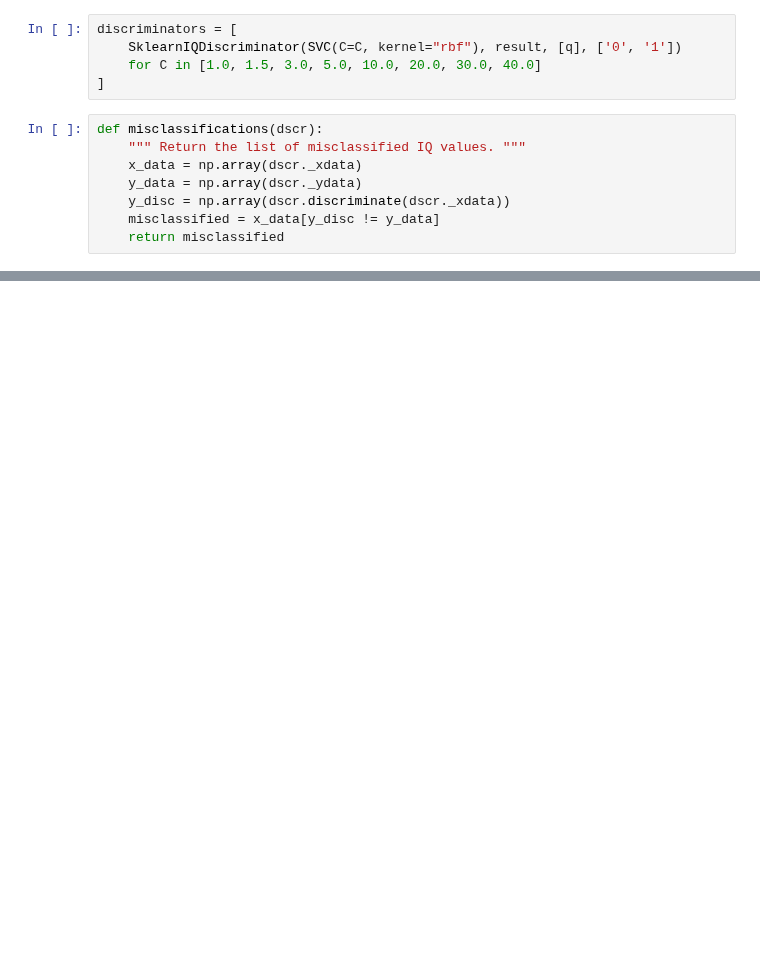
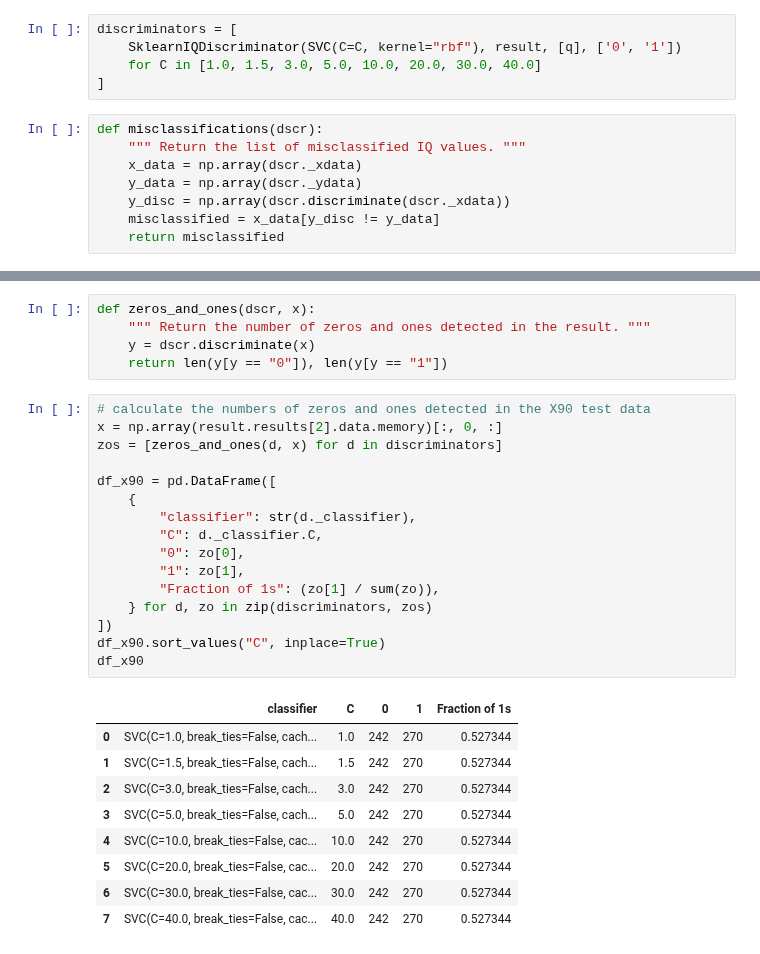
Before and after one commit to hodgestar/qiskit-pop-kernels, a Jupyter notebook: notebooks/sklearn_discriminators.ipynb, the cells around one changed output, grey strips where cells are left out. Cells and saved outputs as stored; diff of their text form; blank space fills up the shorter version.

```diff
--- a/notebooks/sklearn_discriminators.ipynb
+++ b/notebooks/sklearn_discriminators.ipynb
@@ -80,0 +80,31 @@ for i, dscr in enumerate(discriminators):
+# %%
+def zeros_and_ones(dscr, x):
+    """ Return the number of zeros and ones detected in the result. """
+    y = dscr.discriminate(x)
+    return len(y[y == "0"]), len(y[y == "1"])
+# %%
+# calculate the numbers of zeros and ones detected in the X90 test data
+x = np.array(result.results[2].data.memory)[:, 0, :]
+zos = [zeros_and_ones(d, x) for d in discriminators]
+
+df_x90 = pd.DataFrame([
+    {
+        "classifier": str(d._classifier),
+        "C": d._classifier.C,
+        "0": zo[0],
+        "1": zo[1],
+        "Fraction of 1s": (zo[1] / sum(zo)),
+    } for d, zo in zip(discriminators, zos)
+])
+df_x90.sort_values("C", inplace=True)
+df_x90
+# %% [output]
+|  | classifier | C | 0 | 1 | Fraction of 1s |
+| 0 | SVC(C=1.0, break_ties=False, cach... | 1.0 | 242 | 270 | 0.527344 |
+| 1 | SVC(C=1.5, break_ties=False, cach... | 1.5 | 242 | 270 | 0.527344 |
+| 2 | SVC(C=3.0, break_ties=False, cach... | 3.0 | 242 | 270 | 0.527344 |
+| 3 | SVC(C=5.0, break_ties=False, cach... | 5.0 | 242 | 270 | 0.527344 |
+| 4 | SVC(C=10.0, break_ties=False, cac... | 10.0 | 242 | 270 | 0.527344 |
+| 5 | SVC(C=20.0, break_ties=False, cac... | 20.0 | 242 | 270 | 0.527344 |
+| 6 | SVC(C=30.0, break_ties=False, cac... | 30.0 | 242 | 270 | 0.527344 |
+| 7 | SVC(C=40.0, break_ties=False, cac... | 40.0 | 242 | 270 | 0.527344 |
```
Also changed, not shown: parts of 4 cells of this notebook, 1 other file.
